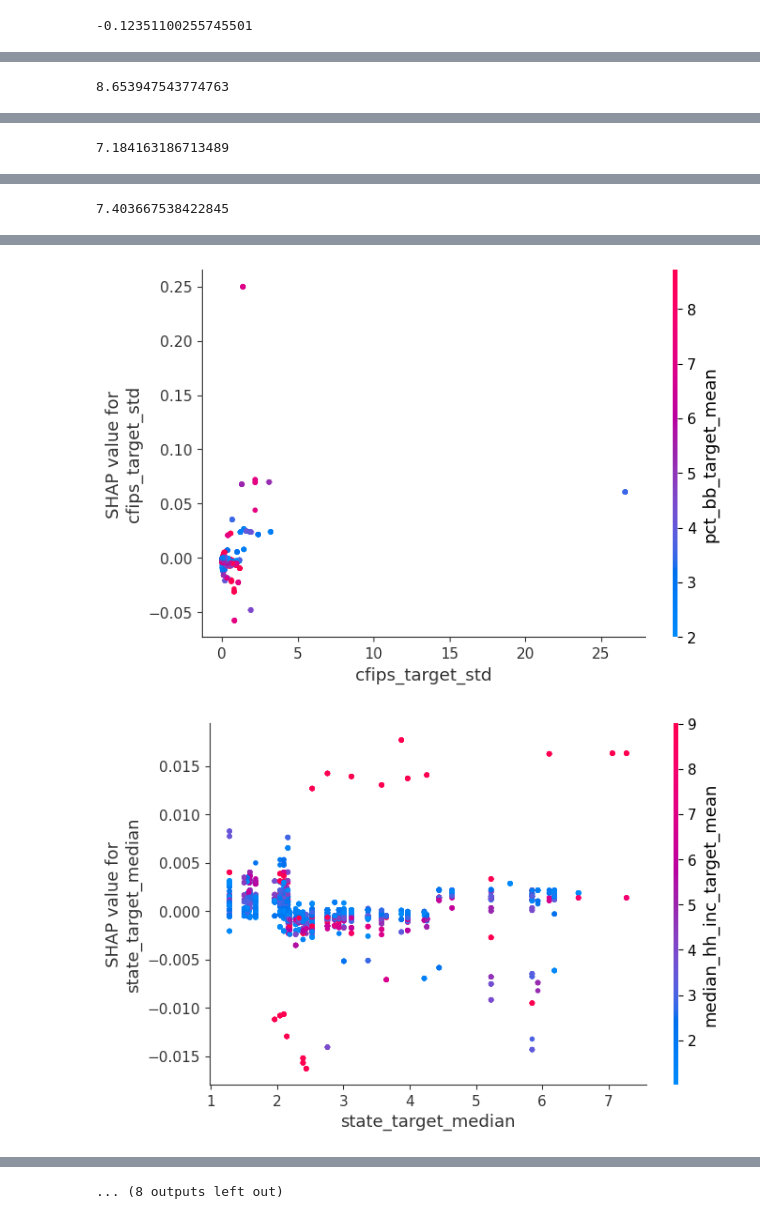
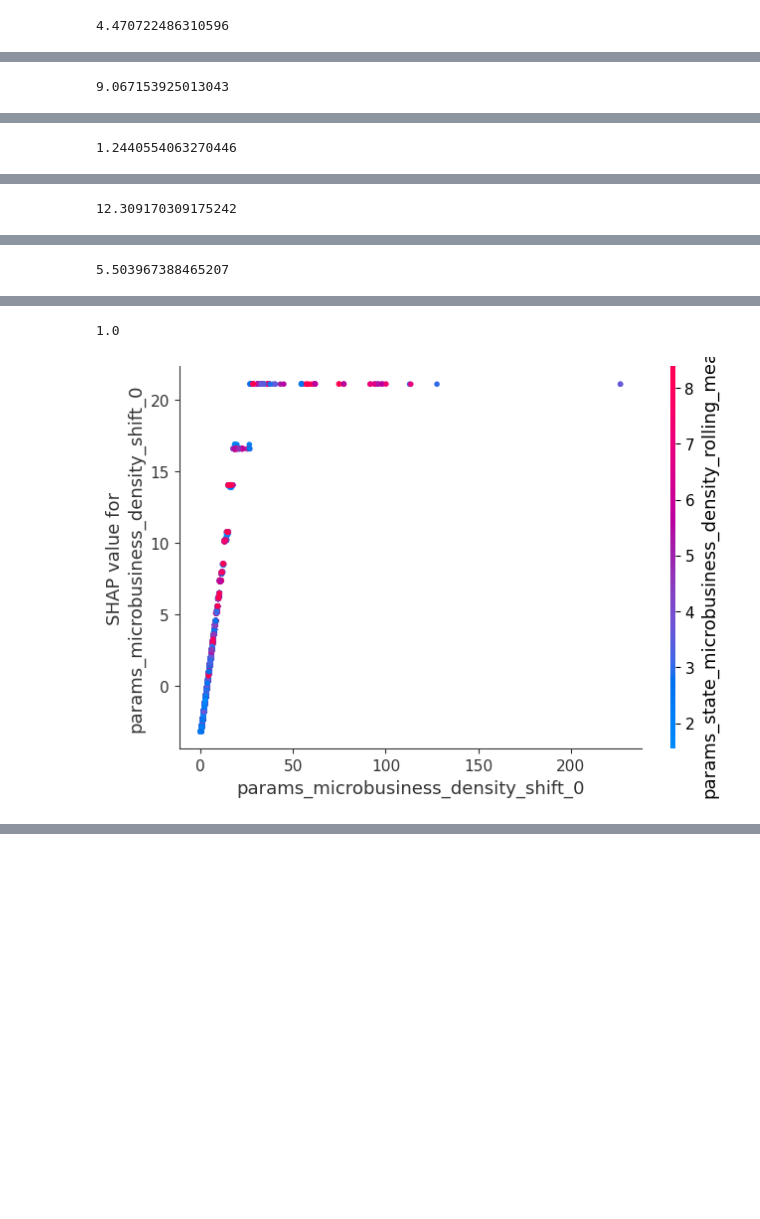
Before and after one commit to olympus999/godaddy-microbusiness-density-forecasting, a Jupyter notebook: notebooks/analyze features.ipynb, the cells around one changed output, grey strips where cells are left out. Drawn from its saved outputs; the diff is of its cells as text; code cells hidden in the pictures; blank space fills up the shorter version.

```diff
--- a/notebooks/analyze features.ipynb
+++ b/notebooks/analyze features.ipynb
@@ -330,0 +526,5 @@ df_res
+# %%
+best = df_res.sort_values('loss').iloc[4]
+print(best['cols'])
+# print(best['bayes_params'])
+best
@@ -330,0 +543,3 @@ df_res
+# %%
+for col in ['params_cfips_microbusiness_density_rolling_mean_0']:
+    print (col, best['bayes_params'][col])
@@ -330,0 +572,13 @@ df_res
+# %%
+params = df_res.loc[7]['bayes_params']
+gbm, lgb_train, lgb_eval, lgb_test, model_params, callbacks, df_features, df_target = optimize_this_partial(
+    return_booster=True, **params
+)
+# %%
+l_model_params = []
+for idx, row in df_res.iterrows():
+    gbm, lgb_train, lgb_eval, lgb_test, model_params, callbacks = optimize_this_partial(
+        return_booster=True, **row["bayes_params"]
+    )
+    # df_res.loc[idx, 'model_params'] = model_params
+    l_model_params.append(model_params)
@@ -590,7 +639,7 @@ bayes_params
 # %%
 for col in  lgb_test.data.columns:
-    if col in bayes_params:
-        print(bayes_params[col])
+    if col in optimizer.max['params']:
+        print(optimizer.max['params'][col])
     shap.dependence_plot(col, shap_values, lgb_test.data)
 # %% [output]
--0.12351100255745501
+4.470722486310596
@@ -598 +647 @@ for col in  lgb_test.data.columns:
-8.653947543774763
+9.067153925013043
@@ -600 +649 @@ for col in  lgb_test.data.columns:
-7.184163186713489
+1.2440554063270446
@@ -602 +651 @@ for col in  lgb_test.data.columns:
-7.403667538422845
+12.309170309175242
@@ -603,0 +653 @@ for col in  lgb_test.data.columns:
+5.503967388465207
@@ -605,2 +655,2 @@ for col in  lgb_test.data.columns:
+1.0
-[figure, old version]
+[figure, new version]
-[figure, removed]
@@ -608,3 +657,2 @@ for col in  lgb_test.data.columns:
-... (8 outputs left out)
 # %%
 # shap.force_plot(explainer.expected_value, shap_values[0,:], X_display.iloc[0,:])
```
Also changed, not shown: parts of 83 cells of this notebook, 8 other files.
